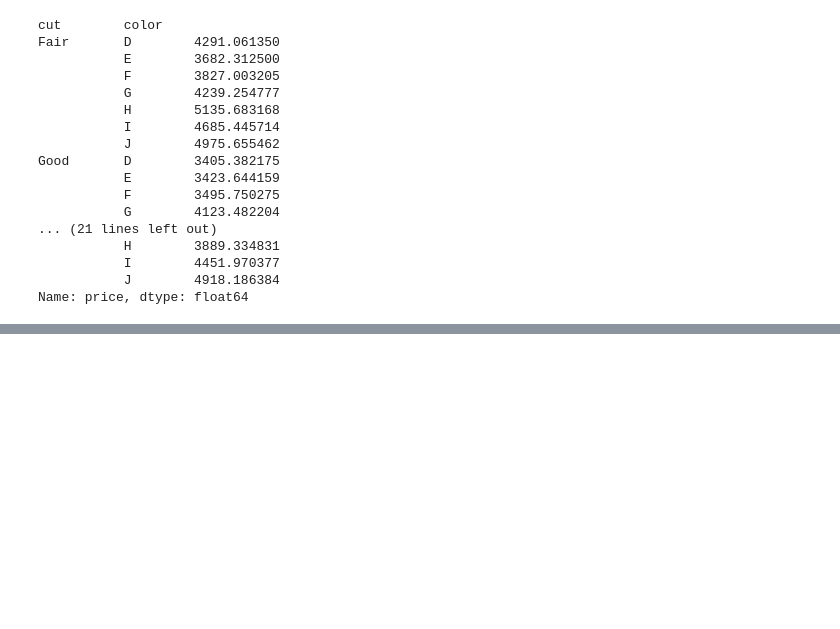
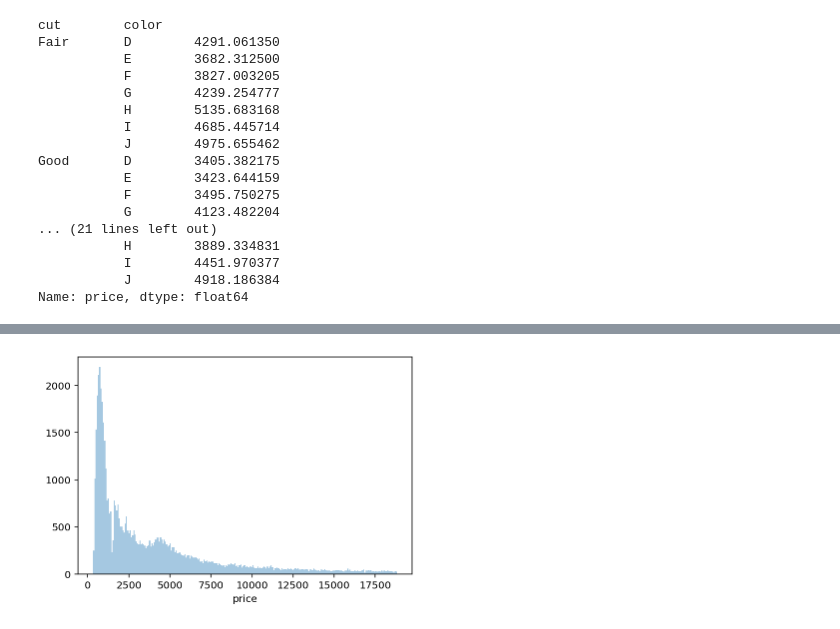
Before and after one commit to bevirgen/Data-Science---Artificial-Intelligence, a Jupyter notebook: 1. Python/2. Dr. M. Vahit Keskin/4. Eda and Visualize Basics/eda.ipynb, the cells around one changed output, grey strips where cells are left out. Cells and saved outputs as stored; diff of their text form; code cells hidden in the pictures; blank space fills up the shorter version.

```diff
--- a/1. Python/2. Dr. M. Vahit Keskin/4. Eda and Visualize Basics/eda.ipynb
+++ b/1. Python/2. Dr. M. Vahit Keskin/4. Eda and Visualize Basics/eda.ipynb
@@ -320,3 +320,6 @@ Good       D        3405.382175
            I        4451.970377
            J        4918.186384
 Name: price, dtype: float64
+# %%
+df = diamonds.copy()
+df.head()
@@ -322,0 +333,4 @@ Name: price, dtype: float64
+# %%
+sns.distplot(df.price, bins=250, kde=False);
+# %% [output]
+[figure, added]
```
Also changed, not shown: parts of 4 cells of this notebook.
